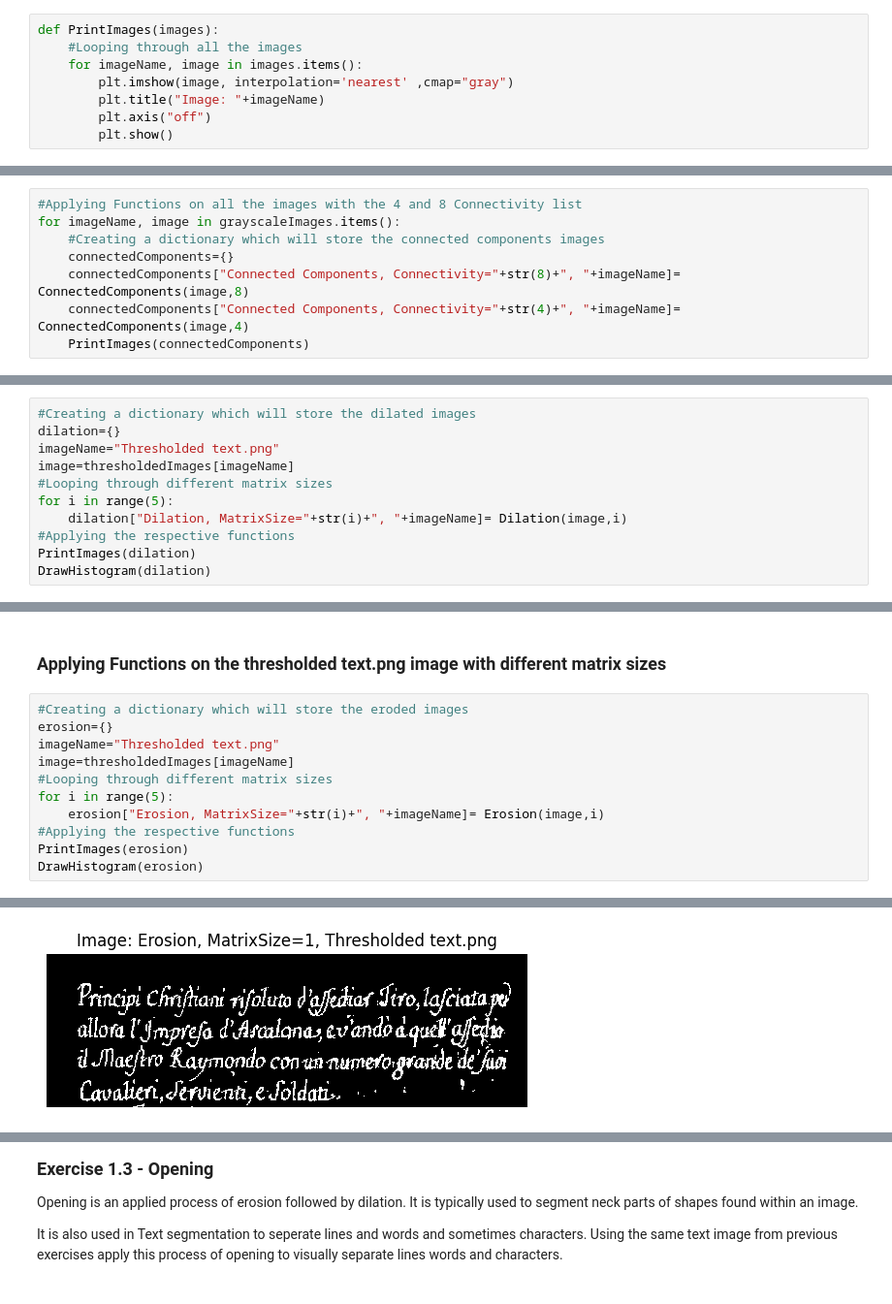
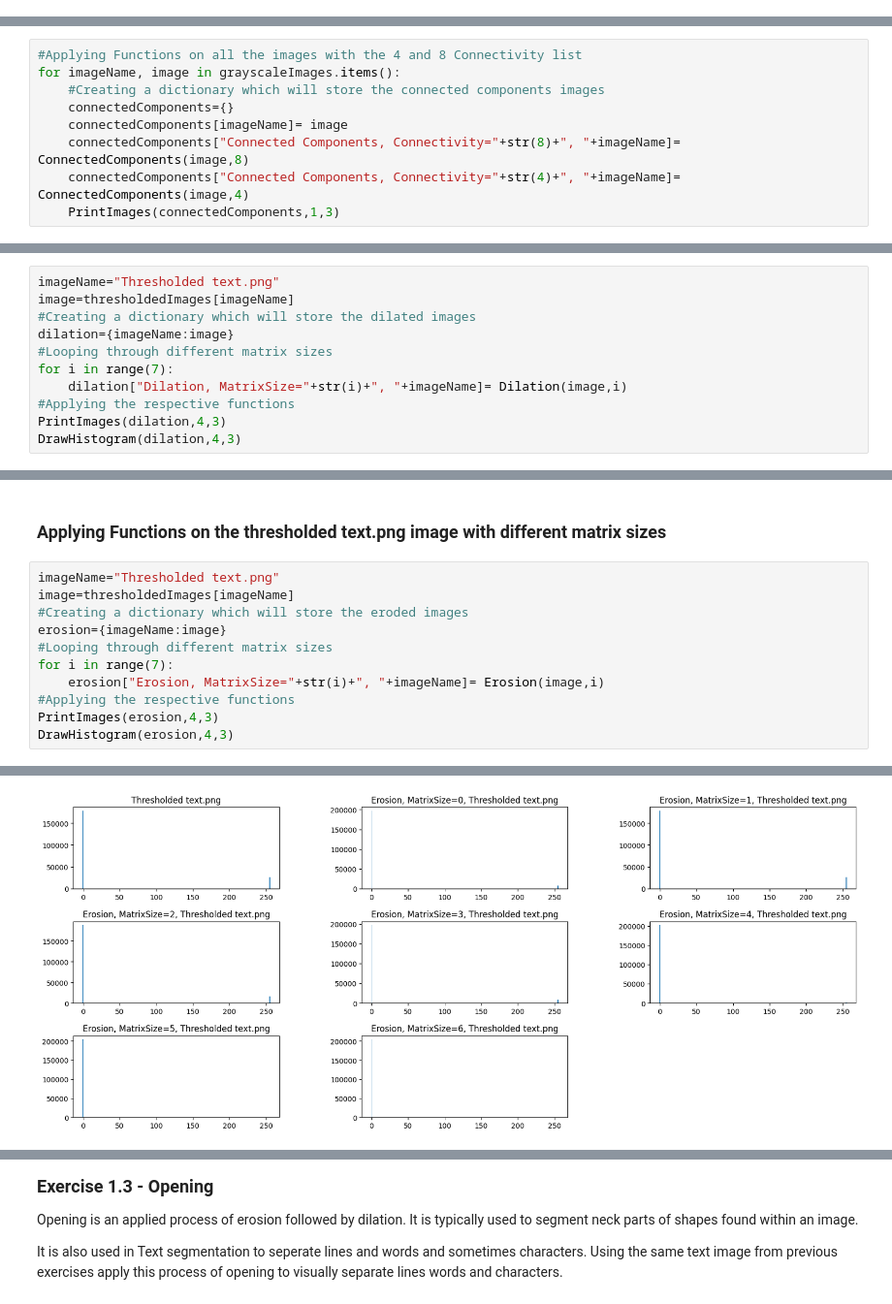
Before and after one commit to OVD-Labs/Principle-Concepts-of-Computer-Vision, a Jupyter notebook: Computer Vision Tutorials/Tutorial 3/Morphology - Matthias_Bartolo_Tutorial_3.ipynb, the cells around one changed output, grey strips where cells are left out. Shown at 97% size. Drawn from its saved outputs; the diff is of its cells as text.

```diff
--- a/Computer Vision Tutorials/Tutorial 3/Morphology - Matthias_Bartolo_Tutorial_3.ipynb
+++ b/Computer Vision Tutorials/Tutorial 3/Morphology - Matthias_Bartolo_Tutorial_3.ipynb
@@ -24,11 +24,3 @@ for x in os.listdir("images"):
 ## The following functions will be used throughout:
 # %% [markdown]
 ### Function which prints a list of image
-# %%
-def PrintImages(images):
-    #Looping through all the images
-    for imageName, image in images.items():
-        plt.imshow(image, interpolation='nearest' ,cmap="gray")
-        plt.title("Image: "+imageName)
-        plt.axis("off")
-        plt.show()
@@ -83,7 +127,8 @@ def ConnectedComponents(image,connectivity):
 for imageName, image in grayscaleImages.items():
     #Creating a dictionary which will store the connected components images
     connectedComponents={}
+    connectedComponents[imageName]= image
     connectedComponents["Connected Components, Connectivity="+str(8)+", "+imageName]= ConnectedComponents(image,8)
     connectedComponents["Connected Components, Connectivity="+str(4)+", "+imageName]= ConnectedComponents(image,4)
-    PrintImages(connectedComponents)
+    PrintImages(connectedComponents,1,3)
 # %% [output]
@@ -108,14 +156,14 @@ def Dilation(image,matrixSize):
 # %% [markdown]
 ### Applying Functions on the thresholded text.png image with different matrix sizes
 # %%
-#Creating a dictionary which will store the dilated images
-dilation={}
 imageName="Thresholded text.png"
 image=thresholdedImages[imageName]
+#Creating a dictionary which will store the dilated images
+dilation={imageName:image}
 #Looping through different matrix sizes
-for i in range(5):
+for i in range(7):
     dilation["Dilation, MatrixSize="+str(i)+", "+imageName]= Dilation(image,i)
 #Applying the respective functions
-PrintImages(dilation)
-DrawHistogram(dilation)
+PrintImages(dilation,4,3)
+DrawHistogram(dilation,4,3)
 # %% [output]
@@ -144,14 +190,14 @@ def Erosion(image,matrixSize):
 # %% [markdown]
 ### Applying Functions on the thresholded text.png image with different matrix sizes
 # %%
-#Creating a dictionary which will store the eroded images
-erosion={}
 imageName="Thresholded text.png"
 image=thresholdedImages[imageName]
+#Creating a dictionary which will store the eroded images
+erosion={imageName:image}
 #Looping through different matrix sizes
-for i in range(5):
+for i in range(7):
     erosion["Erosion, MatrixSize="+str(i)+", "+imageName]= Erosion(image,i)
 #Applying the respective functions
-PrintImages(erosion)
-DrawHistogram(erosion)
+PrintImages(erosion,4,3)
+DrawHistogram(erosion,4,3)
 # %% [output]
@@ -159 +205 @@ DrawHistogram(erosion)
-[figure, old version]
+[figure, new version]
```
Also changed, not shown: parts of 17 cells of this notebook.
